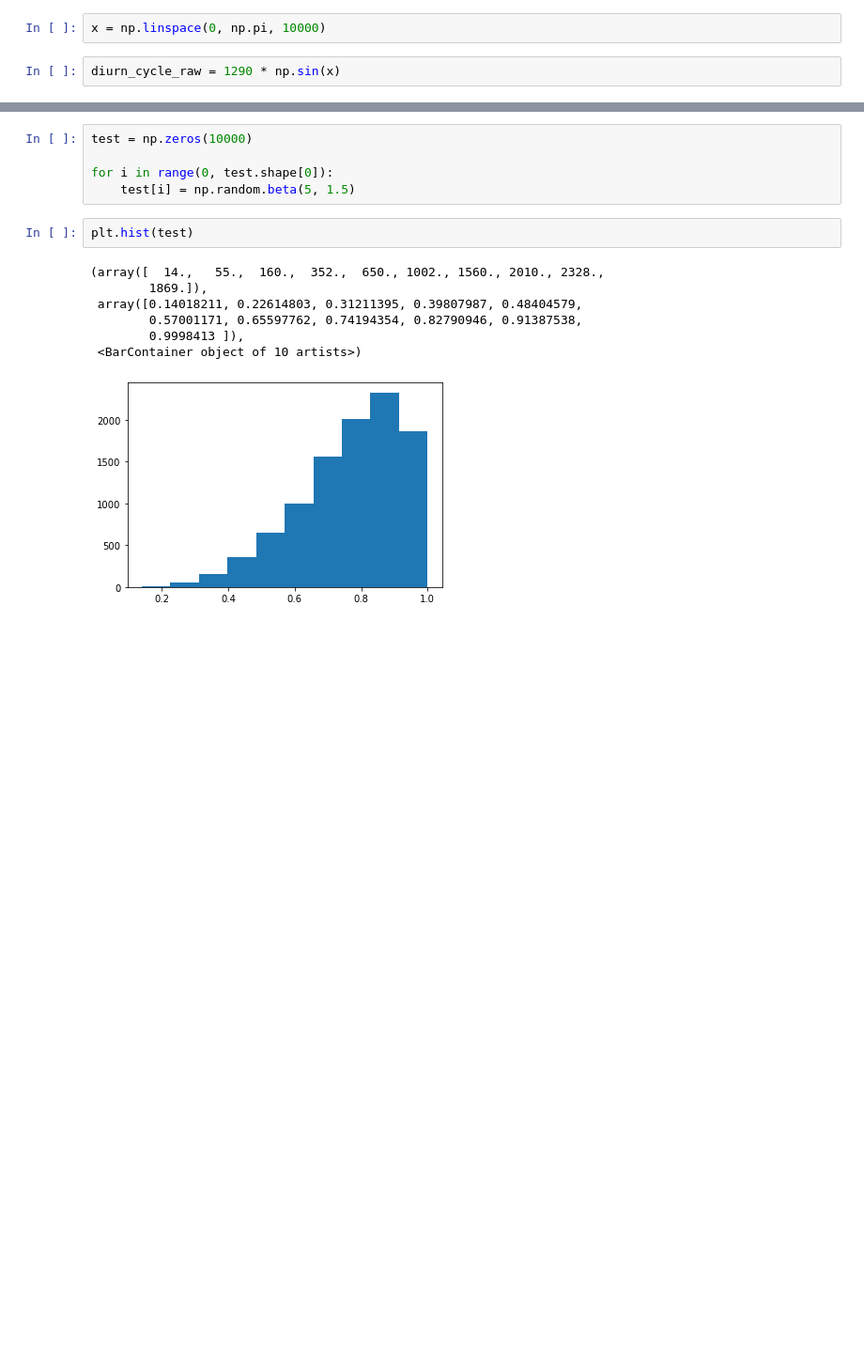
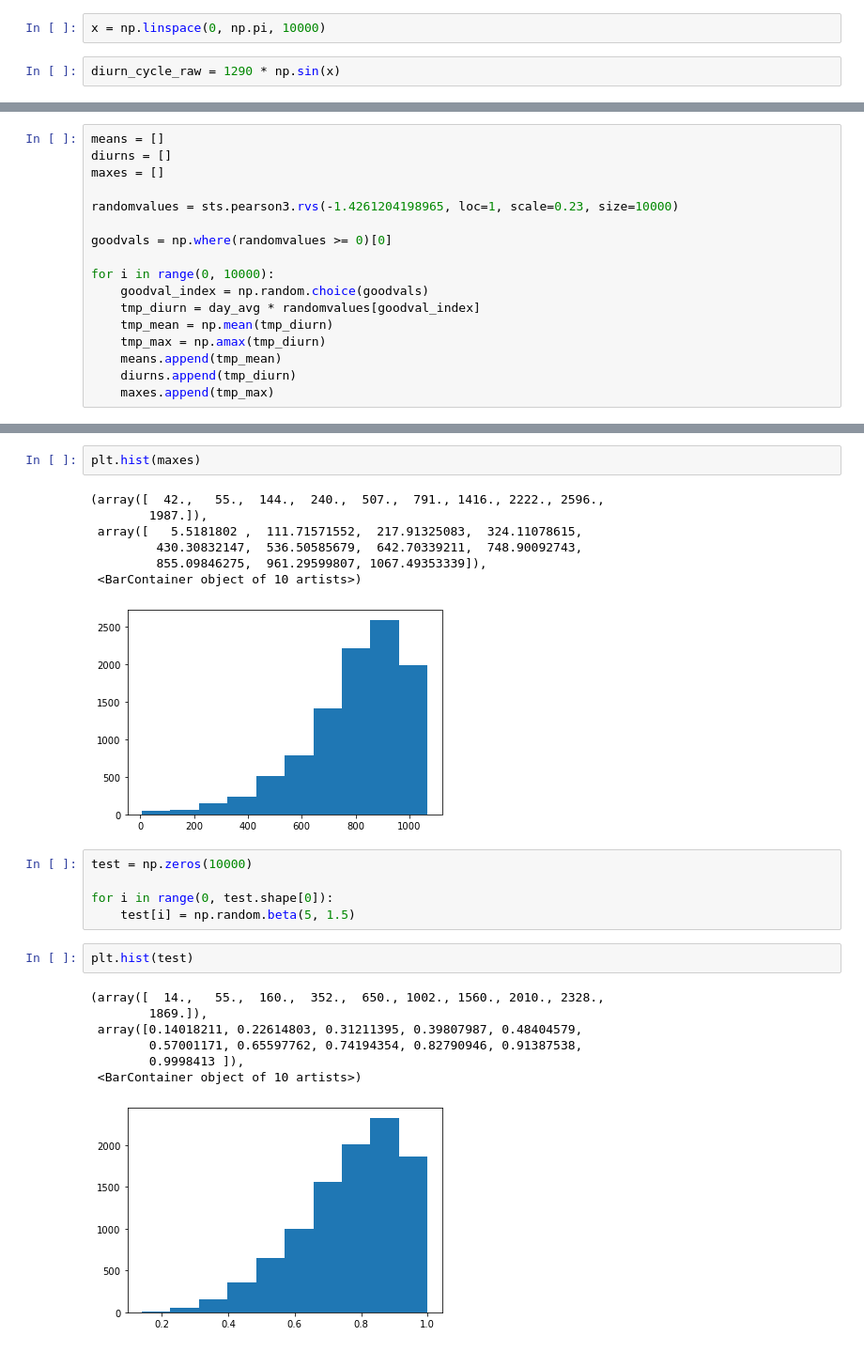
Before and after one commit to adam-bauer-34/climate-simp, a Jupyter notebook: OLLA/forcing_test.ipynb, the cells around one changed output, grey strips where cells are left out. Shown: that part at 94% size. Saved outputs shown, nothing was run; the diff lists cells and outputs as text; blank space fills up the shorter version.

```diff
--- a/OLLA/forcing_test.ipynb
+++ b/OLLA/forcing_test.ipynb
@@ -69,0 +50,17 @@ ax[1].hist(weights, 50)
+# %%
+means = []
+diurns = []
+maxes = []
+
+randomvalues = sts.pearson3.rvs(-1.4261204198965, loc=1, scale=0.23, size=10000)
+
+goodvals = np.where(randomvalues >= 0)[0]
+
+for i in range(0, 10000):
+    goodval_index = np.random.choice(goodvals)
+    tmp_diurn = day_avg * randomvalues[goodval_index]
+    tmp_mean = np.mean(tmp_diurn)
+    tmp_max = np.amax(tmp_diurn)
+    means.append(tmp_mean)
+    diurns.append(tmp_diurn)
+    maxes.append(tmp_max)
@@ -82,3 +128,13 @@ plt.hist(betas/np.mean(betas))
+# %%
+plt.hist(maxes)
+# %% [output]
+(array([  42.,   55.,  144.,  240.,  507.,  791., 1416., 2222., 2596.,
+        1987.]),
+ array([   5.5181802 ,  111.71571552,  217.91325083,  324.11078615,
+         430.30832147,  536.50585679,  642.70339211,  748.90092743,
+         855.09846275,  961.29599807, 1067.49353339]),
+ <BarContainer object of 10 artists>)
+[figure, added]
 # %%
 test = np.zeros(10000)
 
```
Also changed, not shown: parts of 16 cells of this notebook, 5 other files.
